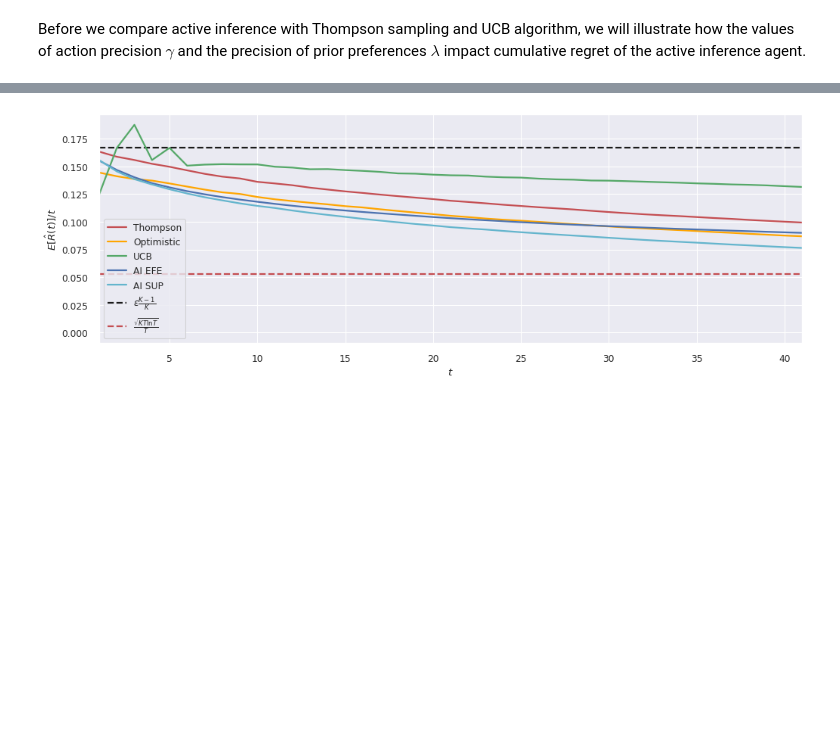
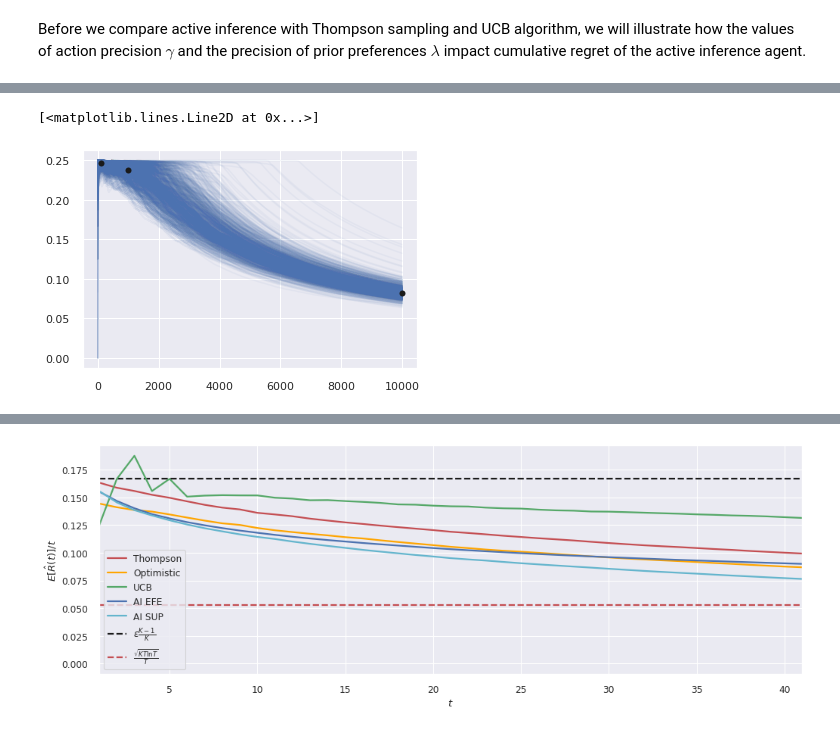
Before and after one commit to dimarkov/aibandits, a Jupyter notebook: stationary_bandits_comparison.ipynb, the cells around one changed output, grey strips where cells are left out. Cells and saved outputs as stored; diff of their text form; code cells hidden in the pictures; blank space fills up the shorter version.

```diff
--- a/stationary_bandits_comparison.ipynb
+++ b/stationary_bandits_comparison.ipynb
@@ -5,14 +5,2 @@ In the stationary case the reward probability $p_{t, l}$ is fixed, hence $p_{t,l
-# %%
-%matplotlib inline
-import matplotlib as mpl
-import matplotlib.pyplot as plt
-import seaborn as sns
-
-plt.style.use('seaborn-notebook')
-sns.set(color_codes=True)
-
-mpl.rcParams['figure.figsize'] = [15, 5]
-mpl.rcParams['figure.dpi'] = 80
-mpl.rcParams['savefig.dpi'] = 300
 # %%
 # define the generative process for rewards and outcomes with zero change probability
@@ -280,22 +300,2 @@ def simulator(process, learning, action_selection, N=100, T=1000, K=10, seed=0,
 # %% [markdown]
 Before we compare active inference with Thompson sampling and UCB algorithm, we will illustrate how the values of action precision $\gamma$ and the precision of prior preferences $\lambda$ impact cumulative regret of the active inference agent.
-# %%
-N = 1000
-T = 10000
-eps = .25
-K = 3
-
-seed = random.PRNGKey(100)
-gammas = np.arange(1., 21., 1.)
-lambdas = np.arange(.0, 4., .2)
-
-mean_reg = {'EFE': [], 'SUP': []}
-for gamma in gammas:
-    for lam in lambdas:
-        for func, label in zip([efe_selection, sup_selection], ['EFE', 'SUP']):
-            selection = lambda *args: func(*args, gamma=gamma, lam=lam)
-            seed, _seed = random.split(seed)
-            sequence = simulator(process, learning, selection, N=N, T=T, K=K, eps=eps, seed=_seed[0])
-
-            choices = sequence['choices']
-            mean_reg[label].append(np.cumsum((1 - (choices == 0).astype(np.float32)) * eps, 0).mean(-1)[-1]/T)
@@ -329,0 +446,6 @@ sequence3 = simulator(process, learning, ucb_selection, N=N, T=T, K=K, eps=eps)
+# %%
+plt.plot(np.cumsum((1 - (choices1 == 0).astype(np.float32)) * eps, 0)/np.arange(1, T+1)[:, None], 'b', alpha=.05);
+plt.plot(times, mean_reg['OT_K100'], 'ok')
+# %% [output]
+[<matplotlib.lines.Line2D at 0x...>]
+[figure, added]
```
Also changed, not shown: parts of 25 cells of this notebook.
